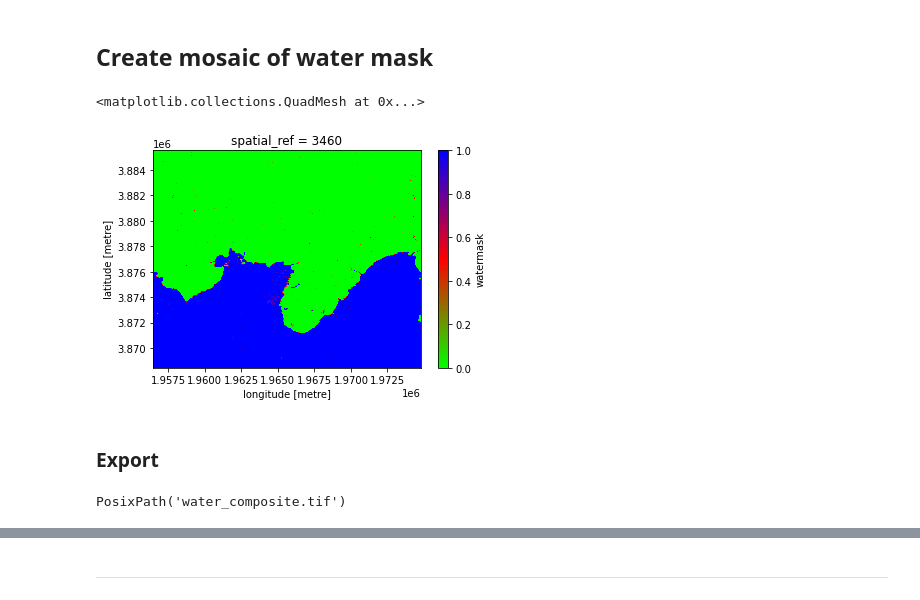
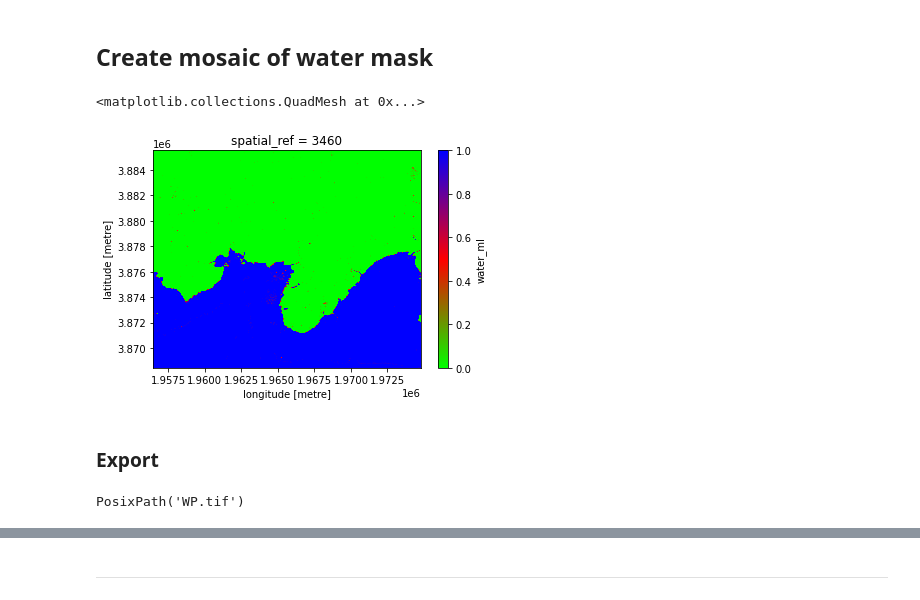
Before and after one commit to SatelliteApplicationsCatapult/odc-hub, a Jupyter notebook: todeploy/WaterPermanency.ipynb, the cells around one changed output, grey strips where cells are left out. Drawn from its saved outputs; the diff is of its cells as text; code cells hidden in the pictures.

Commit message:
water permamency working with new stac on all sensors

```diff
--- a/todeploy/WaterPermanency.ipynb
+++ b/todeploy/WaterPermanency.ipynb
@@ -76,14 +84,14 @@ aoi_wkt = "POLYGON((178.33871143681506 -18.034289086654262,178.5117461047838 -18
 
 #set start and end dates for time period of interest
 #parameter display_name="Start Date" description='Start of time period window' datatype="date"
-baseline_time_start = '2018-1-1'
+baseline_time_start = '2019-1-1'
 #parameter display_name="End Date" description='End of time period window' datatype="date"
-baseline_time_end = '2018-3-30'
+baseline_time_end = '2019-6-30'
 
 #allow selection of more than 1 for this, but do not allow combination of Landsat 4 and 5 with any other sensor apart from each other.
 #if only one need to have a commar after it.
-#parameter display_name="Sensor" description="Satellite to use, more than one can be selected." datatype="multi" options=["SENTINEL_2", "LANDSAT_4", "LANDSAT_5", "LANDSAT_7", "LANDSAT_8", "SENTINEL_1"],
-baseline_platform = ["SENTINEL_1"]
+#parameter display_name="Sensor" description="Satellite to use, more than one can be selected." datatype="multi" options=["sentinel_2", "landsat_4", "landsat_5", "landsat_7", "landsat_8", "sentinel_1"],
+baseline_platform = ["sentinel_1"]
 
 #set resolution
 #parameter display_name="Resolution (m)" description="Size of pixels" datatype="int"
@@ -153,10 +161,10 @@ baseline_time_period
 # %%
-productDict = {"SENTINEL_2":"s2_water_mlclassification",
-    "SENTINEL_1": "s1_water_mlclassification",
-    "LANDSAT_8": "ls8_water_mlclassification",
-    "LANDSAT_7": "ls7_water_mlclassification",
-    "LANDSAT_5": "ls5_water_classification",
-    "LANDSAT_4": "ls4_water_classification",
+productDict = {"sentinel_2":"sentinel_2_mlwater",
+    "sentinel_1": "sentinel_1_mlwater",
+    "landsat_8": "landsat_8_mlwater",
+    "landsat_7": "landsat_7_mlwater",
+    "landsat_5": "landsat_5_mlwater",
+    "landsat_4": "landsat_4_wofs",
 }
 
 def getWaterProduct(platform):
@@ -196,10 +204,10 @@ def loadWaterMask(productList, time_period):
     product_data = []
     print(productList)
     for productInput in productList:
-        if productInput in ["s2_water_mlclassification", "s1_water_mlclassification", "ls8_water_mlclassification", "ls7_water_mlclassification"]:
+        if productInput in ["sentinel_2_mlwater", "sentinel_1_mlwater", "landsat_8_mlwater", "landsat_7_mlwater", "landsat_5_mlwater"]:
             print(productInput)
             water_scenes = dc.load(product=productInput,
-                  measurements = ["watermask", "waterprob"],
+                  measurements = ["water_ml", "waterprob_ml"],
                                    time = time_period,
                    **query)
             #print(productInput)
@@ -210,26 +218,26 @@ def loadWaterMask(productList, time_period):
             else:
                 water_classes = water_scenes.where(water_scenes >= 0)
                 good_quality_water = (
-                   (water_scenes.watermask >= 0) & # no data
+                   (water_scenes.water_ml >= 0) & # no data
                     (
-                     (water_scenes.waterprob <= confidenceLevel) |
-                        (water_scenes.waterprob >= 100-confidenceLevel)
+                     (water_scenes.waterprob_ml <= confidenceLevel) |
+                        (water_scenes.waterprob_ml >= 100-confidenceLevel)
                     )
                     )
                 water_classes = water_scenes.where(good_quality_water)
-                water_classes['waterprob'] = (100-water_classes['waterprob']) # assign nodata vals consistent w/ other prods
+                water_classes['waterprob_ml'] = (100-water_classes['waterprob_ml']) # assign nodata vals consistent w/ other prods
                 product_data.append(water_classes)
-        elif productInput in ["ls5_water_classification", "ls4_water_classification"]:
+        elif productInput in ["landsat_4_wofs"]:
             water_scenes = dc.load(product=productInput,
-                                   measurements = ["water"],
+                                   measurements = ["water_wofs"],
                                    time = time_period,
                                        **query)
             if is_dataset_empty(water_scenes):
                 print(productInput, 'is empty')
             else:
                 water_classes1 = water_scenes.where(water_scenes != -9999)
-                water_classes1['watermask'] = water_classes1['water']
-                water_classes = water_classes1.drop(['water'])
+                water_classes1['water_ml'] = water_classes1['water_wofs']
+                water_classes = water_classes1.drop(['water_wofs'])
                 product_data.append(water_classes)
         else:
             print('invalid platform')
@@ -273,10 +281,10 @@ water_composite = water_class_mosaic.rename({"x":"longitude", "y":"latitude"})
 water_composite_comp = water_composite.compute()
 # %%
 # jupyteronly
-water_composite_comp.watermask.plot(vmin = 0, vmax = 1, cmap=cmap)
+water_composite_comp.water_ml.plot(vmin = 0, vmax = 1, cmap=cmap)
 # %% [output]
 <matplotlib.collections.QuadMesh at 0x...>
-[figure, old version]
+[figure, new version]
 # %% [markdown]
 ### Export
 # %%
@@ -288,7 +296,7 @@ write_cog(geo_im=water_composite_output,
           fname='WP.tif',
           overwrite=True)
 # %% [output]
-PosixPath('water_composite.tif')
+PosixPath('WP.tif')
 # %%
 #export as Geotiff if required
 #write_geotiff_from_xr('water_composite.tiff', water_composite_output, crs="EPSG:"+crs x_coord = 'longitude', y_coord = 'latitude')
```
Also changed, not shown: parts of 6 cells of this notebook.
